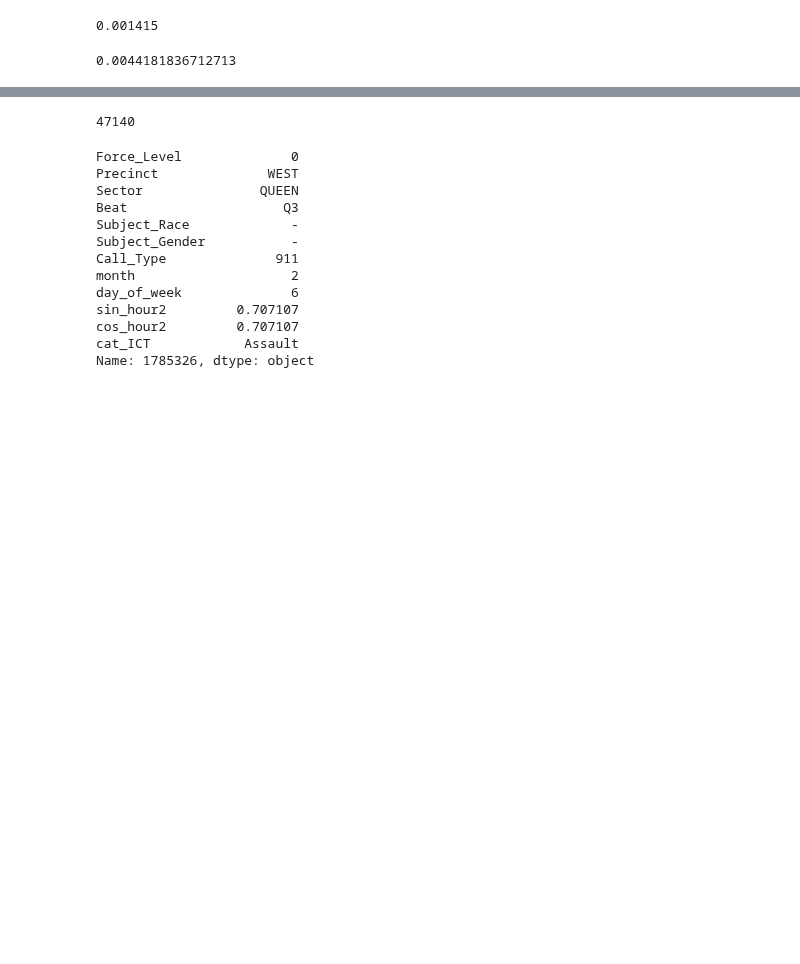
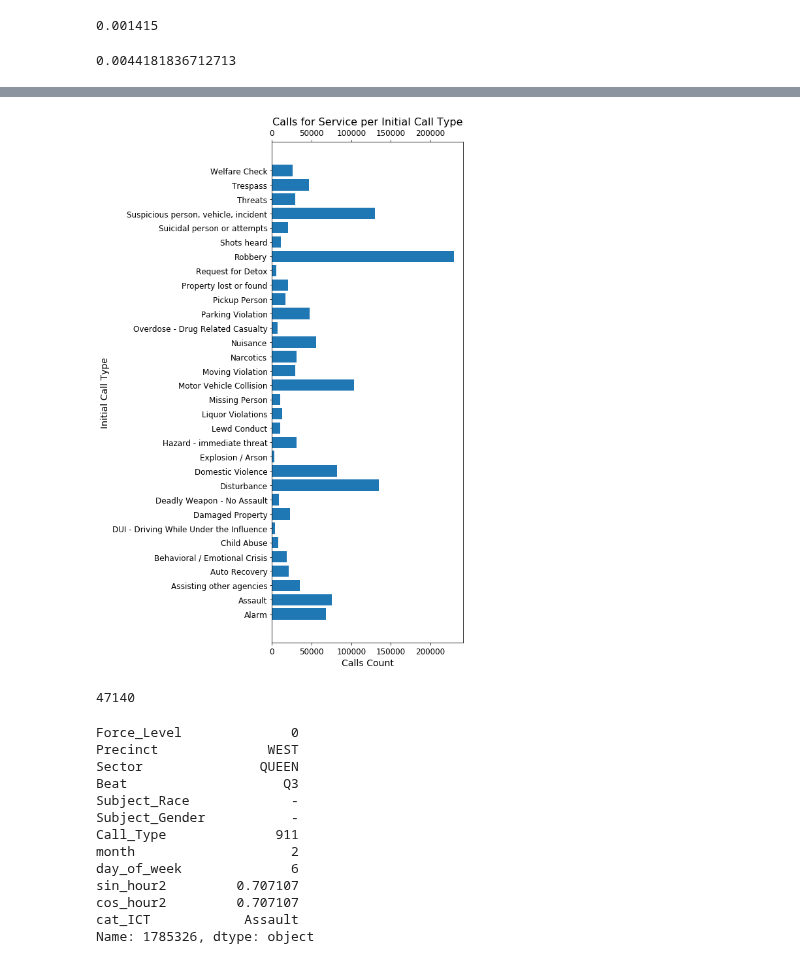
Before and after one commit to SarahMBurgart/use-of-force, a Jupyter notebook: Modeling.ipynb, the cells around one changed output, grey strips where cells are left out. Saved outputs shown, nothing was run; the diff lists cells and outputs as text; code cells hidden in the pictures; blank space fills up the shorter version.

```diff
--- a/Modeling.ipynb
+++ b/Modeling.ipynb
@@ -1498,9 +1482,0 @@ memory usage: 203.1+ MB
-# %%
-counts = nm.groupby("cat_ICT").count()
-counts["Force_Level"]
-list(counts.index)
-fig, ax = plt.subplots(1,1, figsize=(20,8))
-ax.bar(list(counts.index), counts["Force_Level"])
-ax.tick_params(axis='x', rotation=90)
-
-plt.savefig("cats.jpg")
@@ -1509,3 +1504,25 @@ plt.savefig("cats.jpg")
+# %%
+#counts.drop(["Injuries from Industrial Accidents","Eluding Police", "Violation of Court Order (Not Domestic Violence)","Sleeper Aboard Public Transit", "Illegal Dumping", "Gambling", "Animal - Dangerous / Bite", "Aggressive Panhandling"  ], axis=0, inplace=True)
+
+#"-", "Police Initiated - Off Duty", "Police Initiated - On Duty", "Road Rage", "Rape", "Prostitution", "Parks Violations", "Harassment", "Fraud", "Casualty
+
+counts.drop(["Predictive Policing", "Follow up", "Check for Person Down", "Assigned Duty", "Request to Watch / Ensure Peace"], axis=0, inplace=True)
+# %%
+#counts = nm.groupby("cat_ICT").count()
+
+fig, ax = plt.subplots(1,1, figsize=(8,12))
+ax.barh(list(counts.index), counts["Force_Level"])
+#ax.tick_params(axis='y', rotation=90)
+ax.set_xlabel('Calls Count', fontsize=14)
+ax.set_ylabel('Initial Call Type', fontsize=14)
+ax.set_title('Calls for Service per Initial Call Type', fontsize=16)
+ax.tick_params(axis="x", labelsize=12, bottom=True, top=True, labelbottom=True, labeltop=True)
+ax.tick_params(axis="y", labelsize=12)
+fig.tight_layout()
+;
+fig.savefig("h2_cats.jpg")
+# %% [output]
+[figure, added]
 # %%
 np.argmax(parr[:,4])
 # %% [output]
```
Also changed, not shown: parts of 14 cells of this notebook, 12 other files.
